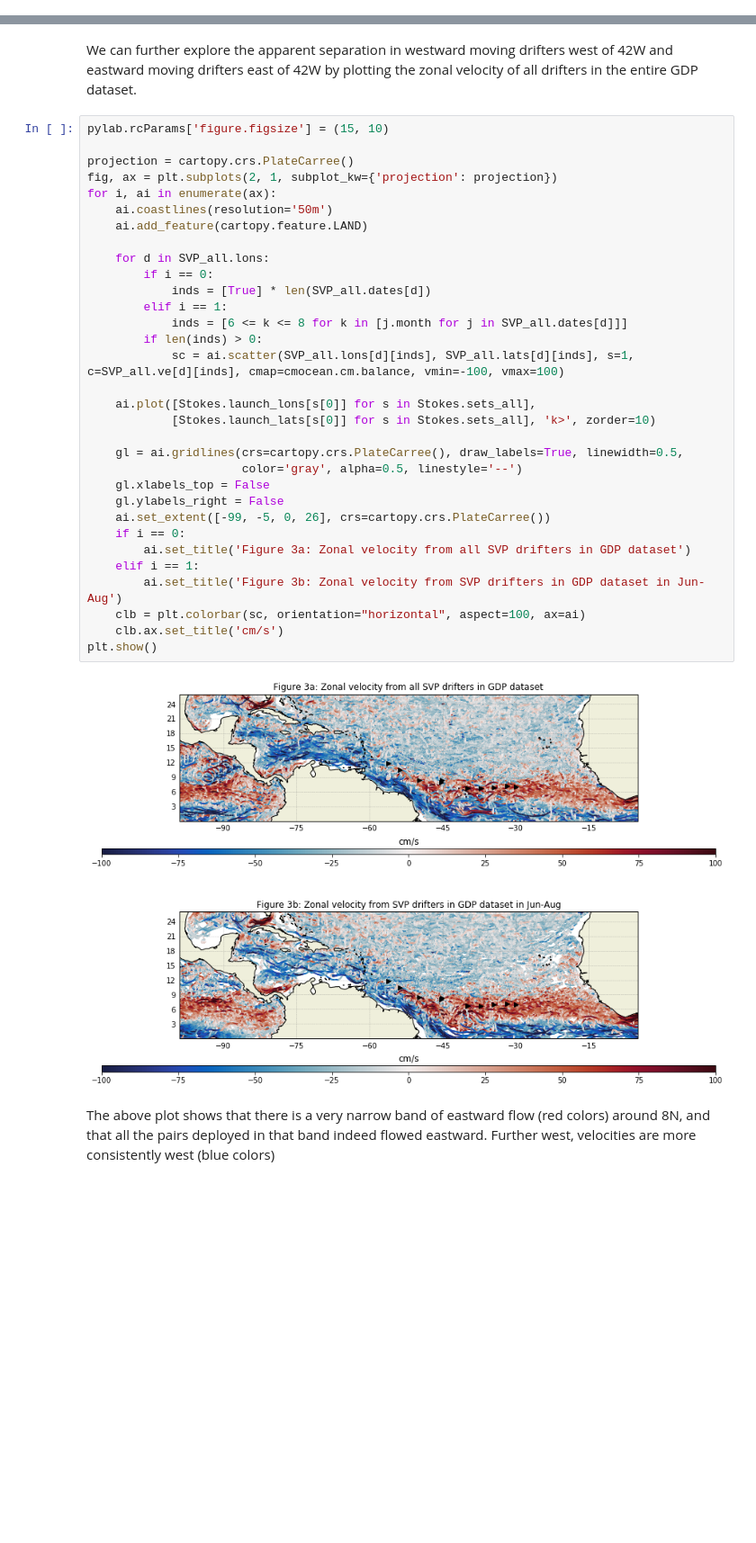
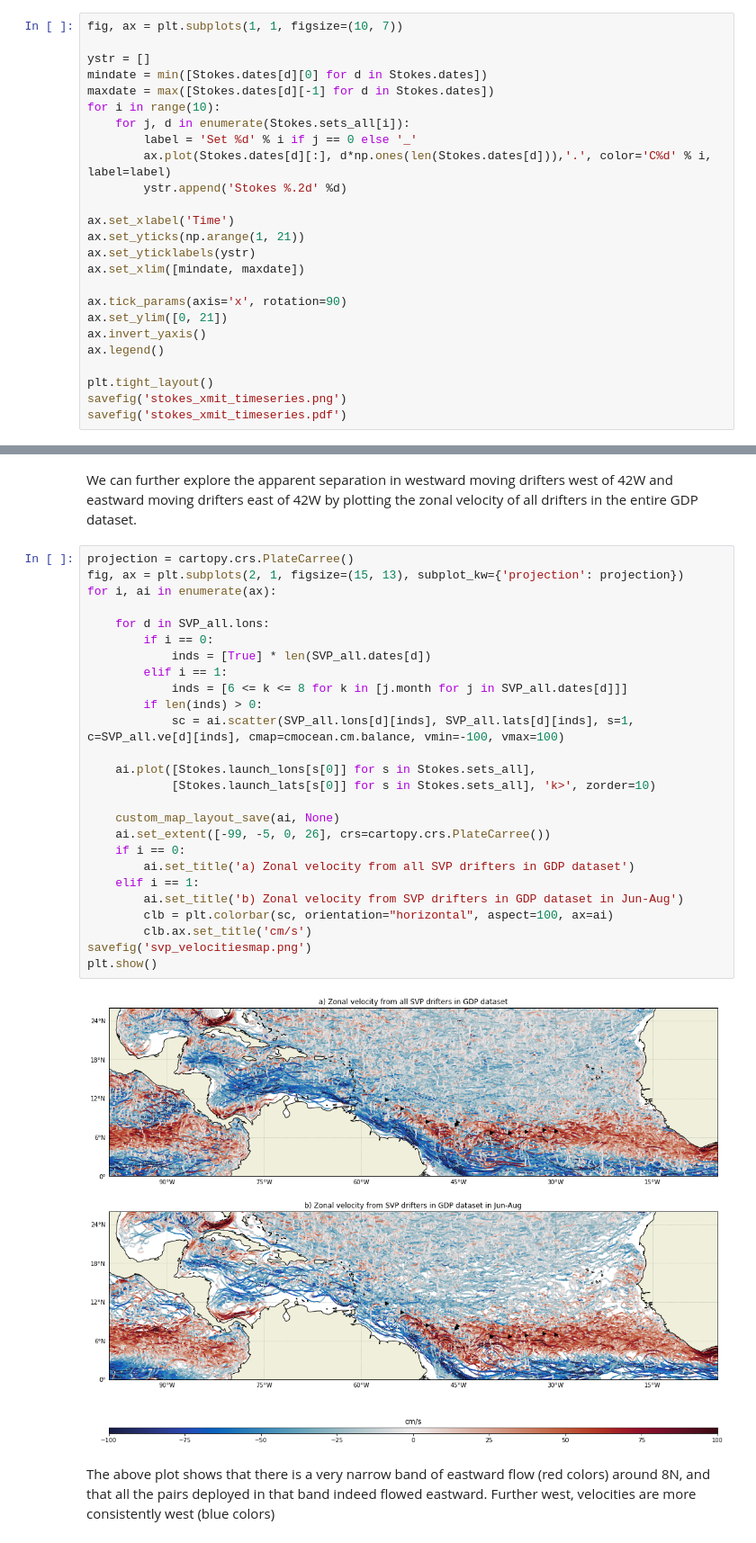
Before and after one commit to OceanParcels/Sargassum_Drifters, a Jupyter notebook: SargassumDrifterAnalysis.ipynb, the cells around one changed output, grey strips where cells are left out. Shown at 90% size. Saved outputs shown, nothing was run; the diff lists cells and outputs as text; blank space fills up the shorter version.

```diff
--- a/SargassumDrifterAnalysis.ipynb
+++ b/SargassumDrifterAnalysis.ipynb
@@ -93,0 +107,25 @@ plt.show()
+# %%
+fig, ax = plt.subplots(1, 1, figsize=(10, 7))
+
+ystr = []
+mindate = min([Stokes.dates[d][0] for d in Stokes.dates])
+maxdate = max([Stokes.dates[d][-1] for d in Stokes.dates])
+for i in range(10):
+    for j, d in enumerate(Stokes.sets_all[i]):
+        label = 'Set %d' % i if j == 0 else '_'
+        ax.plot(Stokes.dates[d][:], d*np.ones(len(Stokes.dates[d])),'.', color='C%d' % i, label=label)
+        ystr.append('Stokes %.2d' %d)
+
+ax.set_xlabel('Time')
+ax.set_yticks(np.arange(1, 21))
+ax.set_yticklabels(ystr)
+ax.set_xlim([mindate, maxdate])
+
+ax.tick_params(axis='x', rotation=90)
+ax.set_ylim([0, 21])
+ax.invert_yaxis()
+ax.legend()
+
+plt.tight_layout()
+savefig('stokes_xmit_timeseries.png')
+savefig('stokes_xmit_timeseries.pdf')
@@ -143,39 +180,33 @@ Note that 2 of the Stokes drifters have been reported by people finding them on
 # %% [markdown]
 We can further explore the apparent separation in westward moving drifters west of 42W and eastward moving drifters east of 42W by plotting the zonal velocity of all drifters in the entire GDP dataset.
 # %%
-pylab.rcParams['figure.figsize'] = (15, 10)
-
 projection = cartopy.crs.PlateCarree()
-fig, ax = plt.subplots(2, 1, subplot_kw={'projection': projection})
+fig, ax = plt.subplots(2, 1, figsize=(15, 13), subplot_kw={'projection': projection})
 for i, ai in enumerate(ax):
-    ai.coastlines(resolution='50m')
-    ai.add_feature(cartopy.feature.LAND)
 
     for d in SVP_all.lons:
         if i == 0:
             inds = [True] * len(SVP_all.dates[d])
         elif i == 1:
             inds = [6 <= k <= 8 for k in [j.month for j in SVP_all.dates[d]]]
         if len(inds) > 0:
             sc = ai.scatter(SVP_all.lons[d][inds], SVP_all.lats[d][inds], s=1, c=SVP_all.ve[d][inds], cmap=cmocean.cm.balance, vmin=-100, vmax=100)
 
     ai.plot([Stokes.launch_lons[s[0]] for s in Stokes.sets_all],
             [Stokes.launch_lats[s[0]] for s in Stokes.sets_all], 'k>', zorder=10)
 
-    gl = ai.gridlines(crs=cartopy.crs.PlateCarree(), draw_labels=True, linewidth=0.5,
-                      color='gray', alpha=0.5, linestyle='--')
-    gl.xlabels_top = False
-    gl.ylabels_right = False
+    custom_map_layout_save(ai, None)
     ai.set_extent([-99, -5, 0, 26], crs=cartopy.crs.PlateCarree())
     if i == 0:
-        ai.set_title('Figure 3a: Zonal velocity from all SVP drifters in GDP dataset')
+        ai.set_title('a) Zonal velocity from all SVP drifters in GDP dataset')
     elif i == 1:
-        ai.set_title('Figure 3b: Zonal velocity from SVP drifters in GDP dataset in Jun-Aug')
-    clb = plt.colorbar(sc, orientation="horizontal", aspect=100, ax=ai)
-    clb.ax.set_title('cm/s')
+        ai.set_title('b) Zonal velocity from SVP drifters in GDP dataset in Jun-Aug')
+        clb = plt.colorbar(sc, orientation="horizontal", aspect=100, ax=ai)
+        clb.ax.set_title('cm/s')
+savefig('svp_velocitiesmap.png')
 plt.show()
 # %% [output]
-[figure, old version]
+[figure, new version]
 # %% [markdown]
 The above plot shows that there is a very narrow band of eastward flow (red colors) around 8N, and that all the pairs deployed in that band indeed flowed eastward. Further west, velocities are more consistently west (blue colors)
 # %% [markdown]
```
Also changed, not shown: parts of 13 cells of this notebook, 1 other file.
